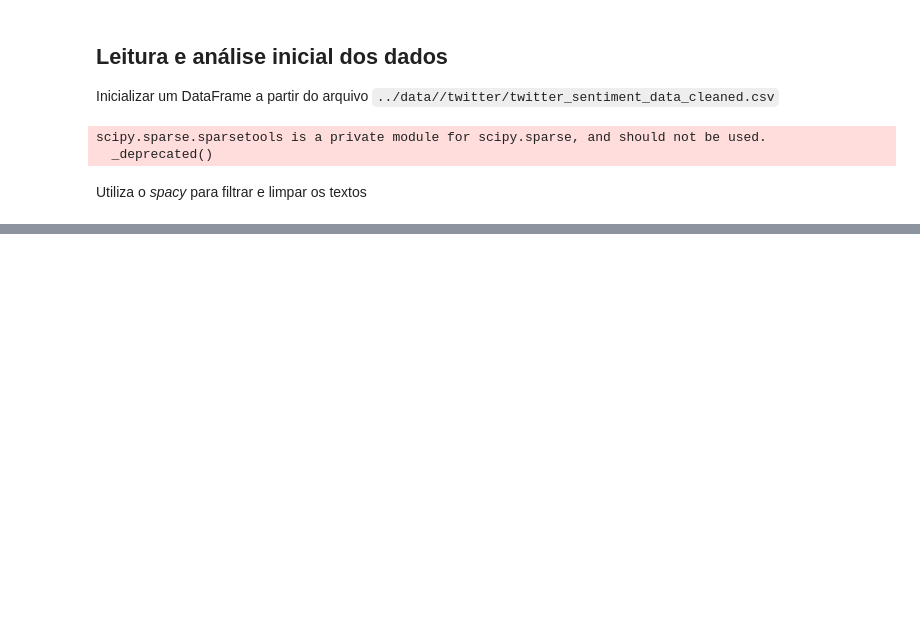
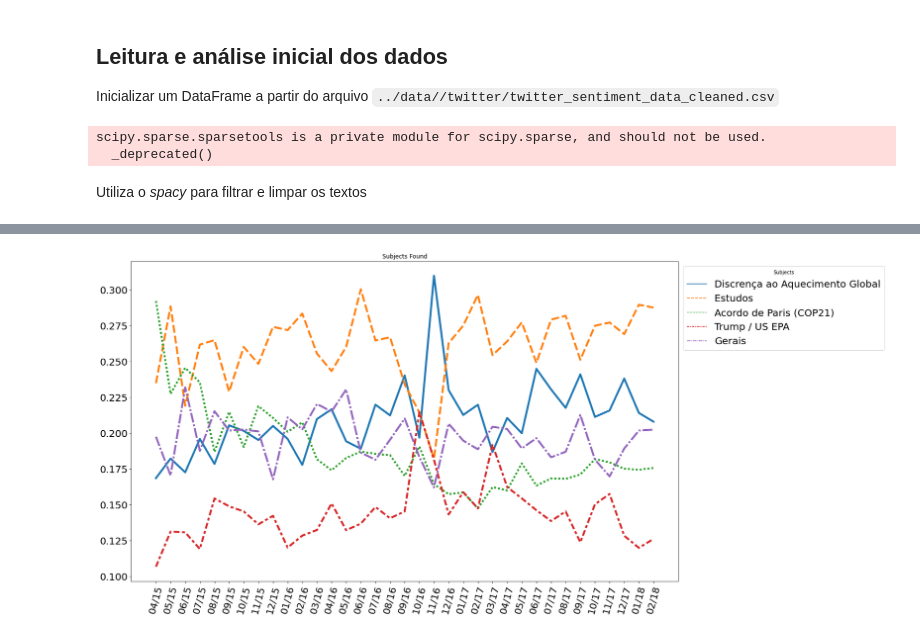
Before and after one commit to thiagorbernardo/UTFPR-Data-Science-CSB55, a Jupyter notebook: 06 - LDA/LDA_GlobalWarming.ipynb, the cells around one changed output, grey strips where cells are left out. Cells and saved outputs as stored; diff of their text form; code cells hidden in the pictures; blank space fills up the shorter version.

```diff
--- a/06 - LDA/LDA_GlobalWarming.ipynb
+++ b/06 - LDA/LDA_GlobalWarming.ipynb
@@ -128,0 +143,4 @@ main.plot(
+# %%
+plot_subjects()
+# %% [output]
+[figure, added]
```
Also changed, not shown: parts of 6 cells of this notebook.
